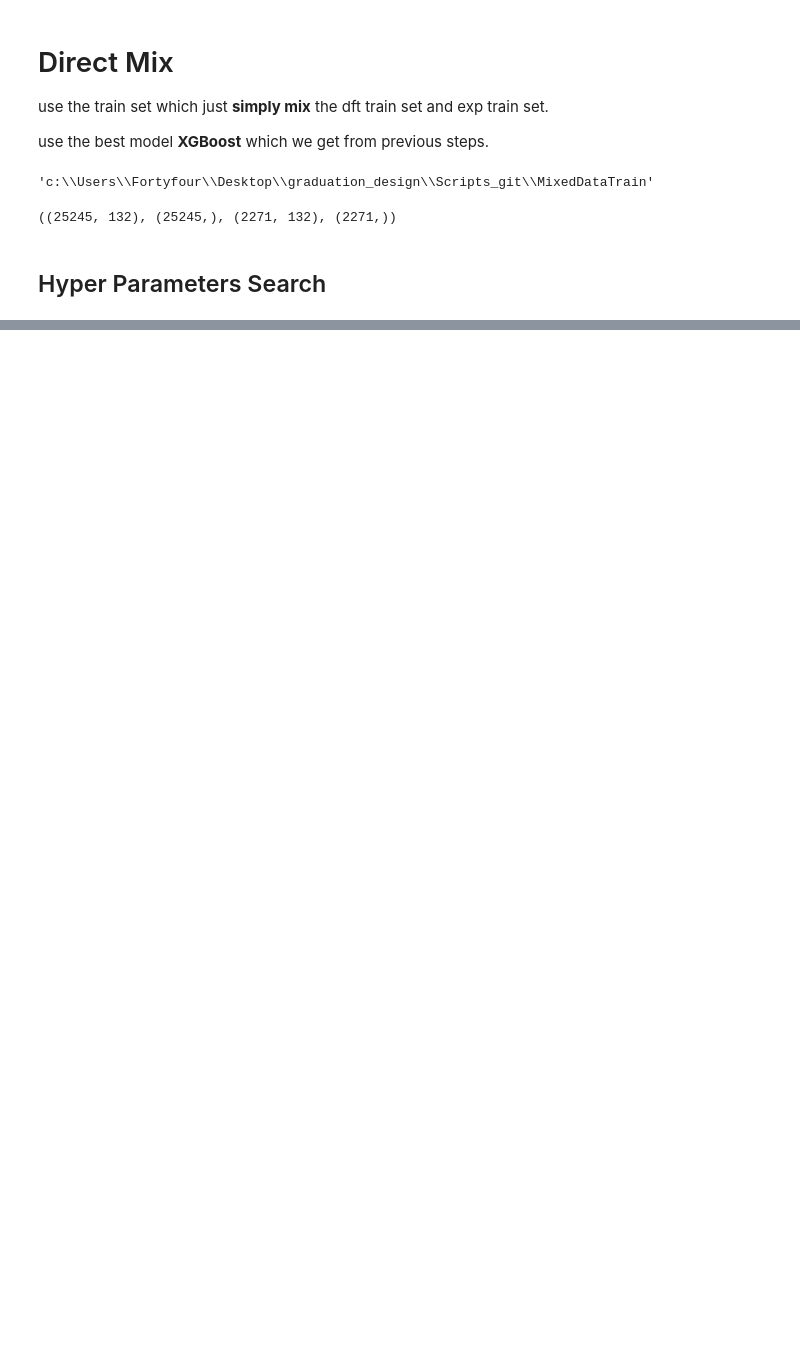
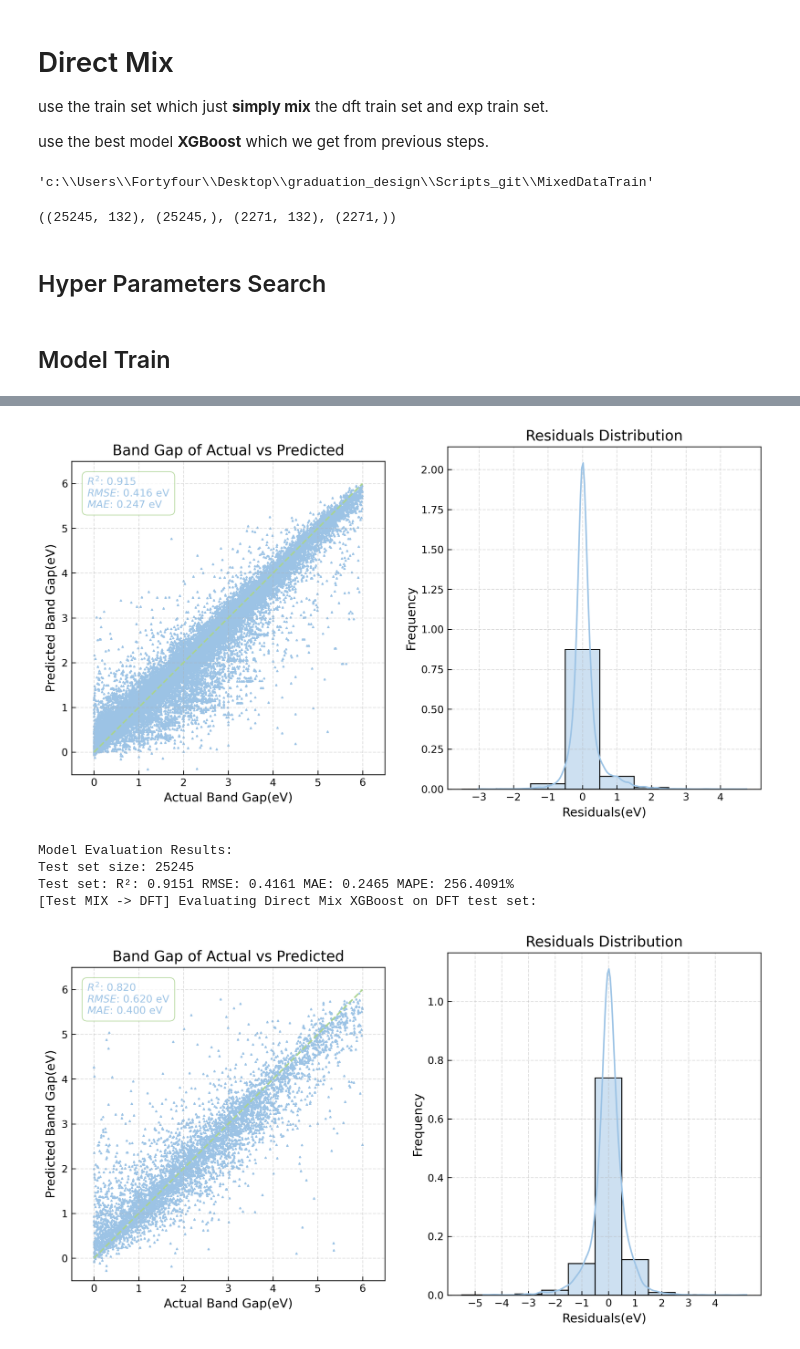
Before and after one commit to Four-Q/Band-gap-predict, a Jupyter notebook: MixedDataTrain/4.1 direct_mix.ipynb, the cells around one changed output, grey strips where cells are left out. Saved outputs shown, nothing was run; the diff lists cells and outputs as text; code cells hidden in the pictures; blank space fills up the shorter version.

```diff
--- a/MixedDataTrain/4.1 direct_mix.ipynb
+++ b/MixedDataTrain/4.1 direct_mix.ipynb
@@ -129,3 +129,77 @@ results_sorted = results_sorted[['rank_test_score', 'param_xgb__n_estimators', '
 # save the results to a csv file
 results_sorted.to_csv(os.path.join(file_path, 'hp_search_results.csv'), index=False)
 results_sorted.head()
+# %% [markdown]
+## Model Train
+# %%
+#
+MODEL_NAME = 'Direct Mix XGBoost'
+# Train the model with the best hyperparameters on the entire training set
+xgboost_best = XGBRegressor(learning_rate=0.1, max_depth=7, n_estimators=500,
+    colsample_bytree=0.7, subsample=1.0, reg_lambda=0.5, alpha=0.5,
+    objective='reg:squarederror', random_state=RANDOM_SEED, n_jobs=-1)
+# record model metrics
+model_metrics = pd.DataFrame(columns=['Model', 'Error_Type', 'Train_set', 'Test_set', 'R²', 'RMSE', 'MAE'])
+# Train the model on mixed data
+print("#" * 100)
+print(f"[DFT - {MODEL_NAME}] Training {MODEL_NAME} on Mix data:")
+print("-" * 100)
+
+model = SingleModel(xgboost_best, random_state=RANDOM_SEED)
+model.train(dft_train_X, dft_train_y)
+
+# evaluate on the train set
+print(f"[Train_error] Evaluating {MODEL_NAME} on train set:")
+metrics = model.evaluate(train_X, train_y)
+model_metrics.loc[len(model_metrics)] = {
+'Model': MODEL_NAME,
+'Error_Type': 'Train',
+'Train_set': 'mix',
+'Test_set': 'mix',
+'R²': metrics['r2'],
+'RMSE': metrics['rmse'],
+'MAE': metrics['mae']
+}
+
+# evaluate on the dft test set
+print(f"[Test MIX -> DFT] Evaluating {MODEL_NAME} on DFT test set:")
+
+metrics = model.evaluate(dft_test_X, dft_test_y)
+model_metrics.loc[len(model_metrics)] = {
+'Model': MODEL_NAME,
+'Error_Type': 'Test',
+'Train_set': 'mix',
+'Test_set': 'dft',
+'R²': metrics['r2'],
+'RMSE': metrics['rmse'],
+'MAE': metrics['mae']
+}
+# evaluate on the exp test set
+print(f"[Test MIX -> EXP] Evaluating {MODEL_NAME} on EXP test set:")
+metrics = model.evaluate(exp_test_X, exp_test_y)
+model_metrics.loc[len(model_metrics)] = {
+'Model': MODEL_NAME,
+'Error_Type': 'Test',
+'Train_set': 'mix',
+'Test_set': 'exp',
+'R²': metrics['r2'],
+'RMSE': metrics['rmse'],
+'MAE': metrics['mae']
+}
+
+# evaluate on the mixed test set
+print(f"[Test MIX -> MIX] Evaluating {MODEL_NAME} on mixed test set:")
+metrics = model.evaluate(test_X, test_y)
+model_metrics.loc[len(model_metrics)] = {
+'Model': MODEL_NAME,
+'Error_Type': 'Test',
+'Train_set': 'mix',
+'Test_set': 'mix',
+'R²': metrics['r2'],
+'RMSE': metrics['rmse'],
+'MAE': metrics['mae']
+}
+# save the model metrics to a csv file
+model_metrics.to_csv(os.path.join(file_path, 'model_metrics.csv'), index=False)
+model_metrics
+# %% [output]
@@ -131,0 +214,6 @@ results_sorted.head()
+[figure, added]
+Model Evaluation Results:
+Test set size: 25245
+Test set: R²: 0.9151 RMSE: 0.4161 MAE: 0.2465 MAPE: 256.4091%
+[Test MIX -> DFT] Evaluating Direct Mix XGBoost on DFT test set:
+[figure, added]
```
Also changed, not shown: parts of 2 cells of this notebook, 13 other files.
